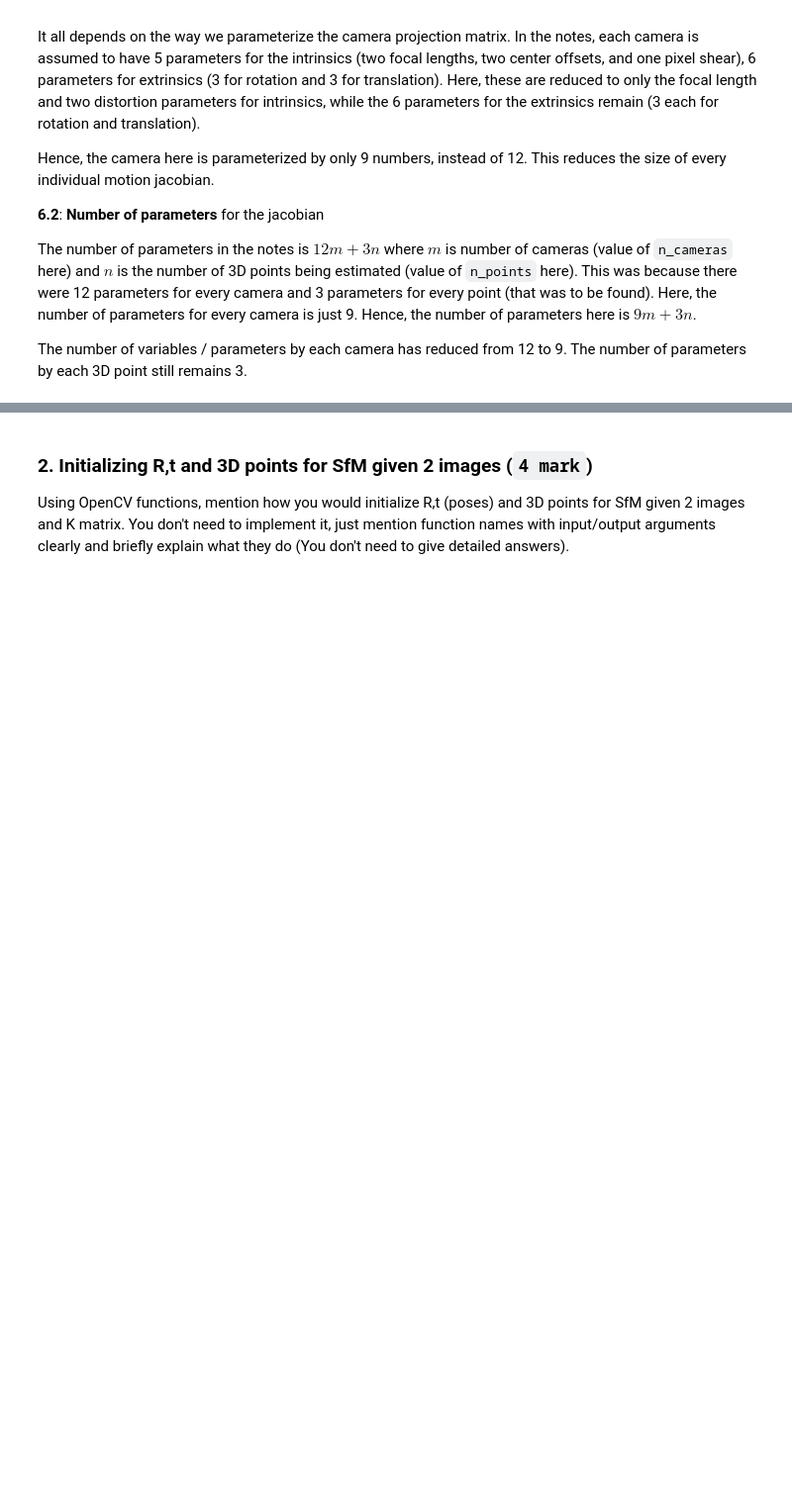
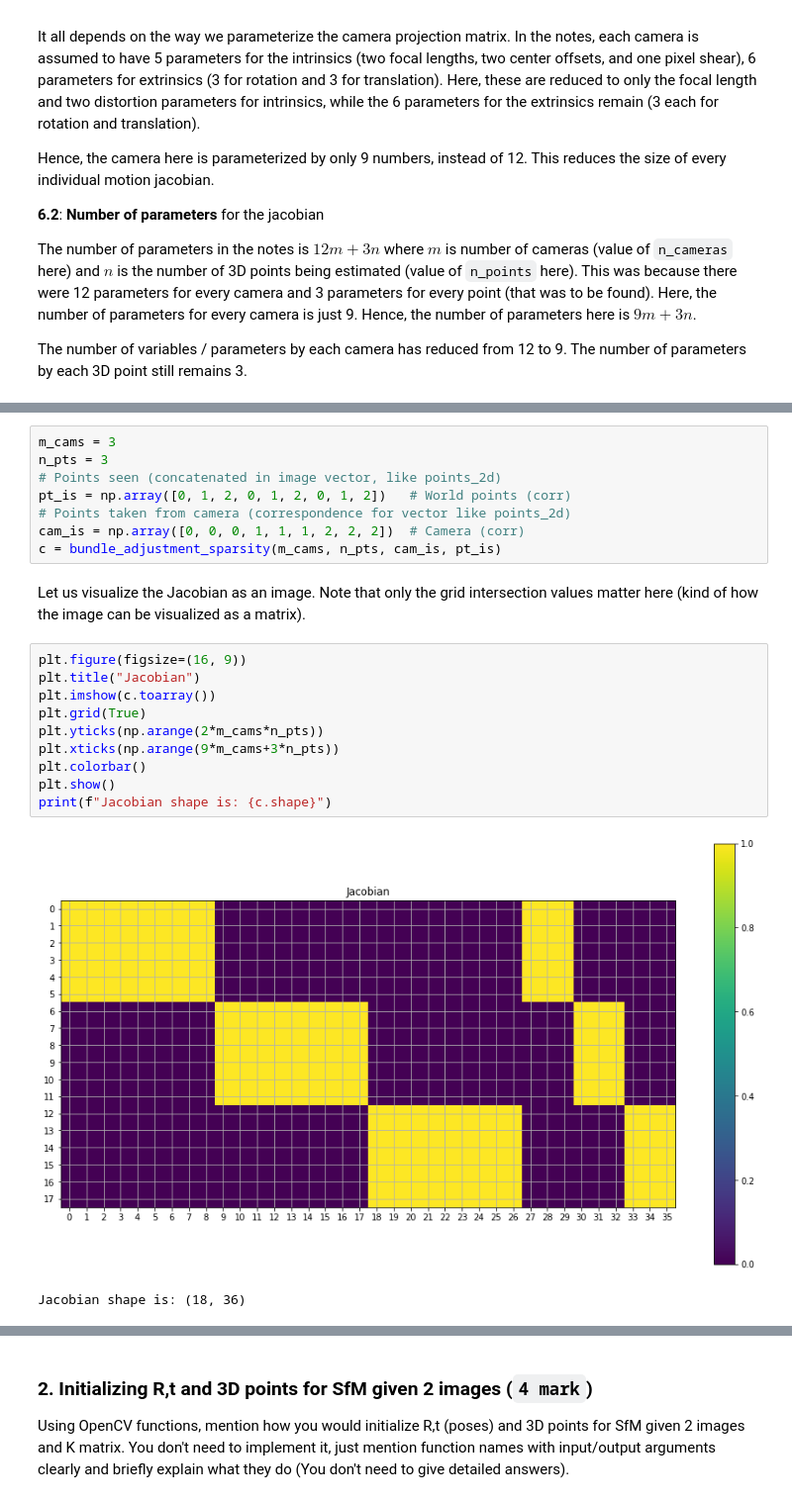
Before and after one commit to TheProjectsGuy/MR21-CS7.503, a Jupyter notebook: Projects/Project2/questions/Bundle Adjustment.ipynb, the cells around one changed output, grey strips where cells are left out. Shown at 99% size. Cells and saved outputs as stored; diff of their text form; blank space fills up the shorter version.

```diff
--- a/Projects/Project2/questions/Bundle Adjustment.ipynb
+++ b/Projects/Project2/questions/Bundle Adjustment.ipynb
@@ -505,0 +516,23 @@ The number of variables / parameters by each camera has reduced from 12 to 9. Th
+# %%
+m_cams = 3
+n_pts = 3
+# Points seen (concatenated in image vector, like points_2d)
+pt_is = np.array([0, 1, 2, 0, 1, 2, 0, 1, 2])   # World points (corr)
+# Points taken from camera (correspondence for vector like points_2d)
+cam_is = np.array([0, 0, 0, 1, 1, 1, 2, 2, 2])  # Camera (corr)
+c = bundle_adjustment_sparsity(m_cams, n_pts, cam_is, pt_is)
+# %% [markdown]
+Let us visualize the Jacobian as an image. Note that only the grid intersection values matter here (kind of how the image can be visualized as a matrix).
+# %%
+plt.figure(figsize=(16, 9))
+plt.title("Jacobian")
+plt.imshow(c.toarray())
+plt.grid(True)
+plt.yticks(np.arange(2*m_cams*n_pts))
+plt.xticks(np.arange(9*m_cams+3*n_pts))
+plt.colorbar()
+plt.show()
+print(f"Jacobian shape is: {c.shape}")
+# %% [output]
+[figure, added]
+Jacobian shape is: (18, 36)
```
Also changed, not shown: parts of 17 cells of this notebook, 1 other file.
